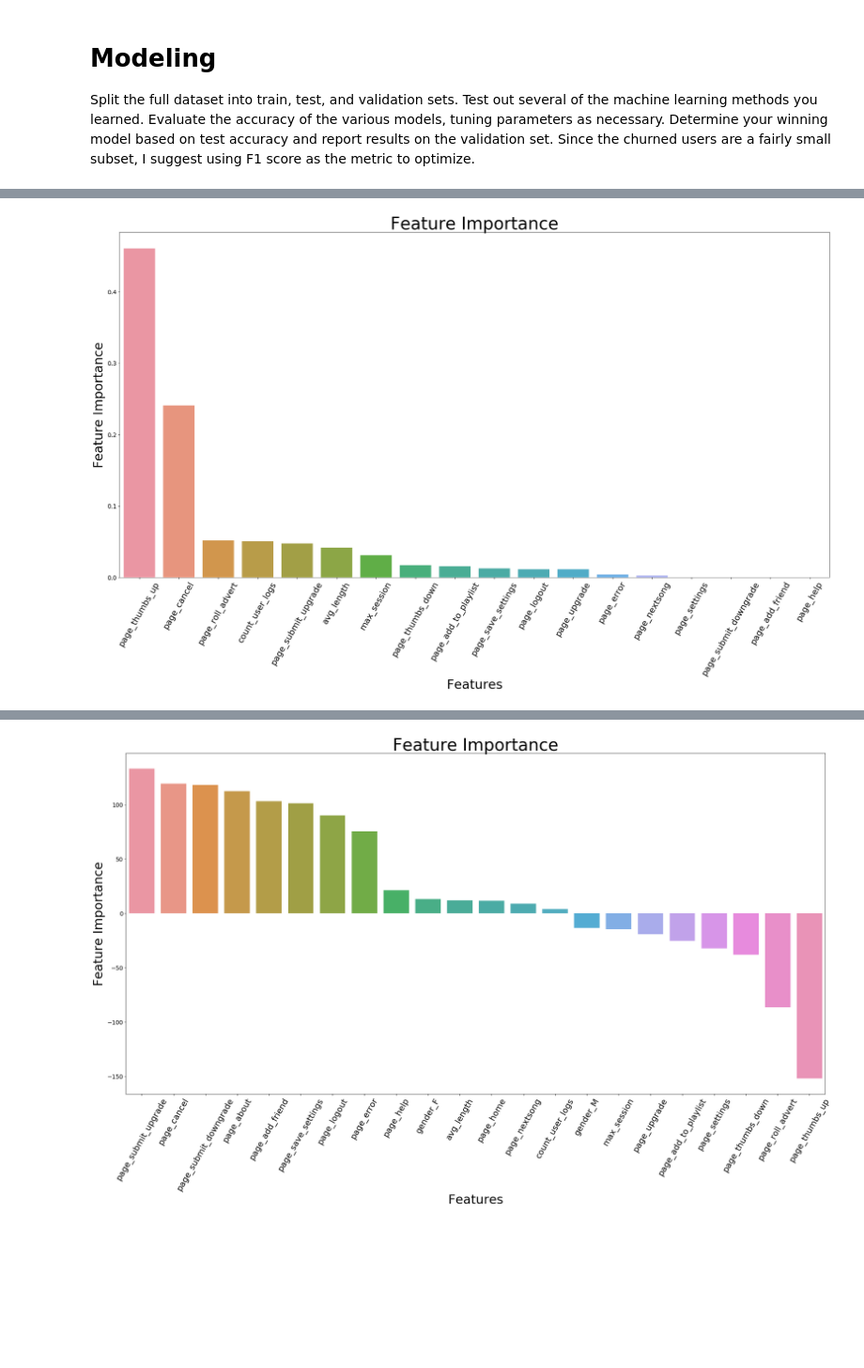
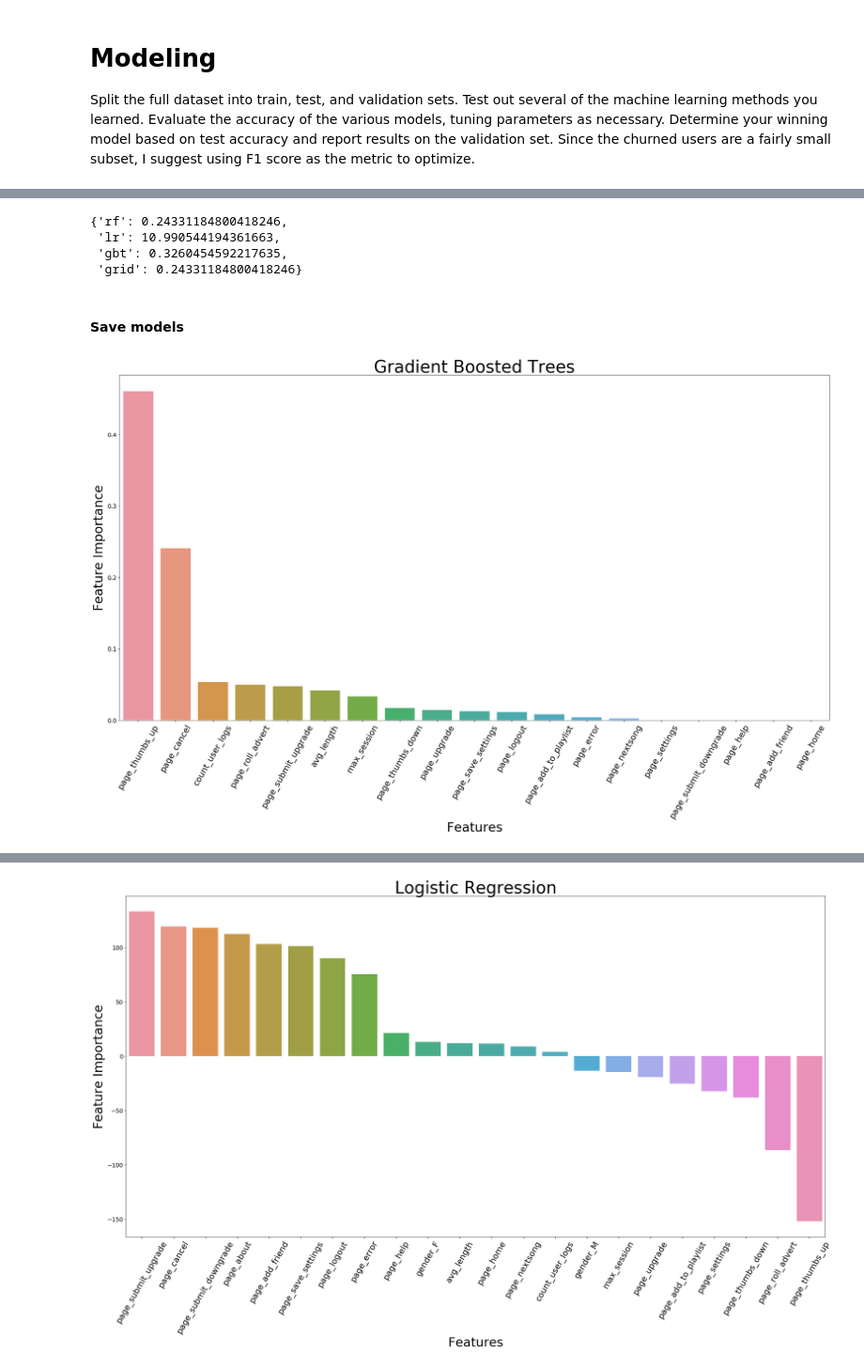
Before and after one commit to chpolyzo/DSND, a Jupyter notebook: Sparkify/Sparkify.ipynb, the cells around one changed output, grey strips where cells are left out. Shown at 94% size. Cells and saved outputs as stored; diff of their text form; code cells hidden in the pictures; blank space fills up the shorter version.

Commit message:
tune the model fix metrics

```diff
--- a/Sparkify/Sparkify.ipynb
+++ b/Sparkify/Sparkify.ipynb
@@ -647,0 +682,6 @@ print(f'\n Joining Features Together: {round((stop - start)/60, 2)} minutes')
+# %%
+data = spark.read.load("data.parquet")
+churn_vals = spark.read.load("churn_vals.parquet")
+train = spark.read.load("train.parquet")
+test = spark.read.load("test.parquet")
+cols = data.drop('label').drop('userId').columns
@@ -704,0 +810,9 @@ lr_best_model, rf_best_model, gbt_best_model = load_models()
+# %%
+logloss_dict
+# %% [output]
+{'rf': 0.24331184800418246,
+ 'lr': 10.990544194361663,
+ 'gbt': 0.3260454592217635,
+ 'grid': 0.24331184800418246}
+# %% [markdown]
+#### Save models
@@ -705,6 +824,11 @@ lr_best_model, rf_best_model, gbt_best_model = load_models()
+# %%
+lr = PipelineModel.load("logistic")
+rf = PipelineModel.load("random_forest")
+gbt = PipelineModel.load("gradient_boosted_tree")
+grid = PipelineModel.load("grid")
 # %%
-lr_df, rf_df, gbt_df = create_coef_df(cols, lr_best_model, rf_best_model, gbt_best_model)
+lr_df, rf_df, gbt_df, grid_df = create_coef_df(cols, lr, rf, gbt, grid)
 # %%
-plot_coef(gbt_df)
+plot_coef(gbt_df, "Gradient Boosted Trees")
 # %% [output]
-[figure, old version]
+[figure, new version]
```
Also changed, not shown: parts of 47 cells of this notebook, 16 other files.
